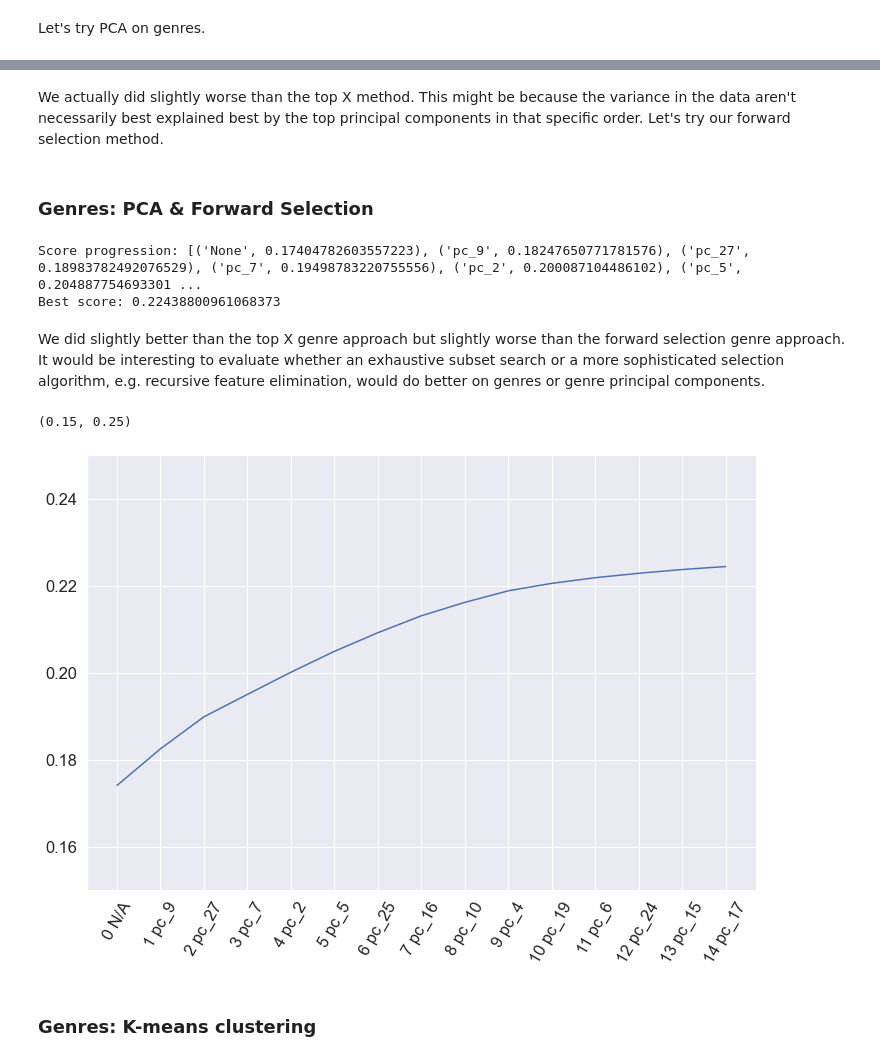
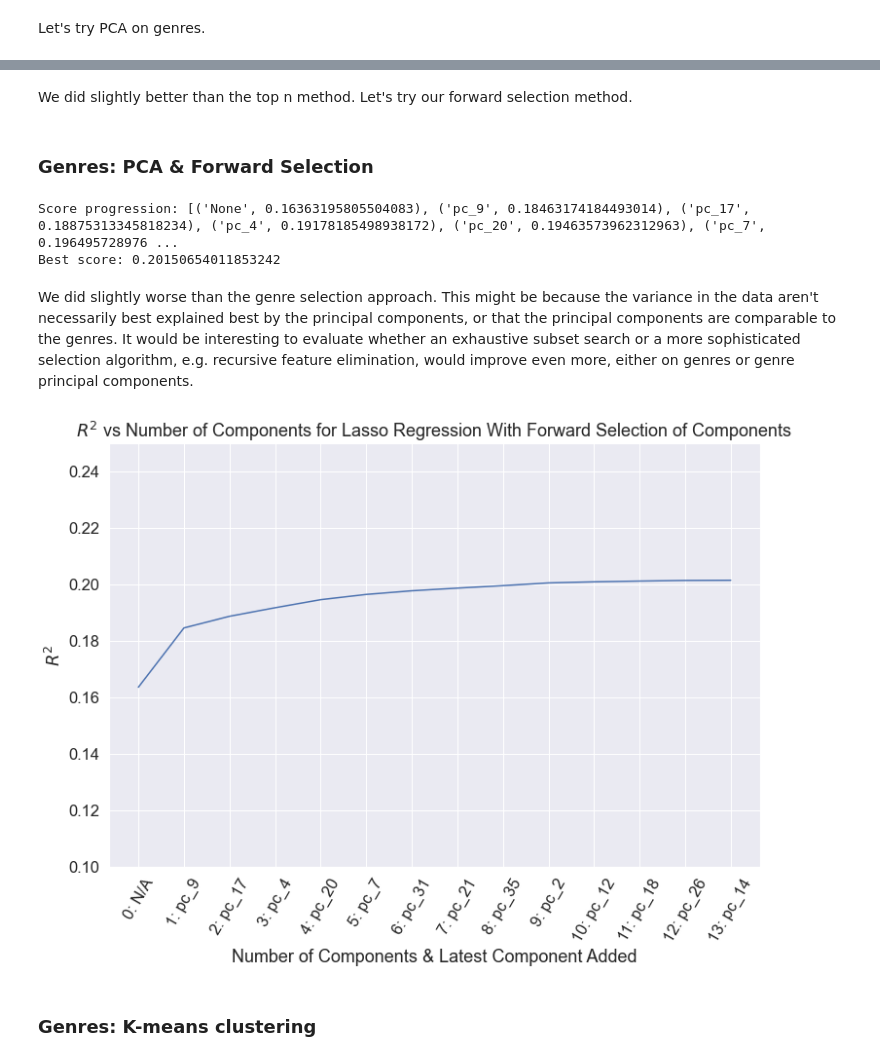
Before and after one commit to zhouandrewc/anime-sales-prediction, a Jupyter notebook: notebooks/5_regression.ipynb, the cells around one changed output, grey strips where cells are left out. Cells and saved outputs as stored; diff of their text form; code cells hidden in the pictures.

```diff
--- a/notebooks/5_regression.ipynb
+++ b/notebooks/5_regression.ipynb
@@ -371,7 +534,7 @@ def top_genres(num):
     """
     return genres_by_frequency.head(num).index.tolist()
 # %%
-features = ["score", "year", "member", "rating"]
+features = ["score", "year", "members", "rating", "source"]
 
 cv_scores = []
 
@@ -379,8 +542,3 @@ for num in range(1, len(genre_list)+1):
     features_mod = np.concatenate([features, top_genres(num)])
     _, cv_score_l, _ = lasso_regress(features_mod)
     cv_scores.append(cv_score_l)
-
-print("Maximum score occurs at:", np.argmax(cv_scores)+1)
-print("Maximum score is:", np.max(cv_scores))
-g = sns.lineplot(x=range(1, len(genre_list)+1), y=cv_scores)
-g.set_ylim(0, 0.25);
@@ -395,7 +561,7 @@ There might be a better subset of genres, though. We could try forward subset se
 # %% [markdown]
 ### Genres: Forward Subset Selection
 # %%
-features = ["score", "year", "member", "rating"]
+features = ["score", "year", "members", "rating", "source"]
 
 _, original_cv_score, _ = lasso_regress(features)
 
@@ -410,7 +576,8 @@ while True:
     best_genre = None
     for genre in genres_left:
         current_genre = genre
-        new_features = np.concatenate([features, selected_genres, [current_genre]])
+        new_features = np.concatenate([features, selected_genres,\
+                                      [current_genre]])
         _, cv_score_l, _ = lasso_regress(new_features)
 
         if cv_score_l > best_score:
@@ -466,7 +636,7 @@ pca_cols = ["pc_" + str(i) for i in range(1, len(genre_list)+1)]
 X_trainval = pd.concat([X_trainval, pd.DataFrame(decomp, columns=pca_cols, index = X_trainval.index)], axis=1)
 X_test = pd.concat([X_test, pd.DataFrame(pca.transform(X_test[genre_list]), columns=pca_cols, index=X_test.index)], axis=1)
 # %%
-features = ["score", "year", "member", "rating"]
+features = ["score", "year", "members", "rating", "source"]
 
 cv_scores = []
 
@@ -477,6 +647,4 @@ for num in range(1, len(genre_list)+1):
 
 print("Maximum score occurs at:", np.argmax(cv_scores))
 print("Maximum score is:", np.max(cv_scores))
-g = sns.lineplot(x=range(1, len(genre_list)+1), y=cv_scores)
-g.set_ylim(0.15, 0.25);
 # %% [output]
@@ -486,9 +662,9 @@ Maximum score is: 0.21182594596319204
 # %% [markdown]
-We actually did slightly worse than the top X method. This might be because the variance in the data aren't necessarily best explained best by the top principal components in that specific order. Let's try our forward selection method.
+We did slightly better than the top n method. Let's try our forward selection method.
 # %% [markdown]
 ### Genres: PCA & Forward Selection
 # %%
-features = ["score", "year", "member", "rating"]
+features = ["score", "year", "members", "rating", "source"]
 
 _, original_cv_score, _ = lasso_regress(features)
 
@@ -520,20 +696,22 @@ while True:
 print("Score progression:", list(zip(list(["None"] + selected_comps), selection_cv_scores)))
 print("Best score:", selection_cv_scores[-1])
 # %% [output]
-Score progression: [('None', 0.17404782603557223), ('pc_9', 0.18247650771781576), ('pc_27', 0.18983782492076529), ('pc_7', 0.19498783220755556), ('pc_2', 0.200087104486102), ('pc_5', 0.204887754693301 ...
-Best score: 0.22438800961068373
+Score progression: [('None', 0.16363195805504083), ('pc_9', 0.18463174184493014), ('pc_17', 0.18875313345818234), ('pc_4', 0.19178185498938172), ('pc_20', 0.19463573962312963), ('pc_7', 0.196495728976 ...
+Best score: 0.20150654011853242
 # %% [markdown]
-We did slightly better than the top X genre approach but slightly worse than the forward selection genre approach. It would be interesting to evaluate whether an exhaustive subset search or a more sophisticated selection algorithm, e.g. recursive feature elimination, would do better on genres or genre principal components.
+We did slightly worse than the genre selection approach. This might be because the variance in the data aren't necessarily best explained best by the principal components, or that the principal components are comparable to the genres. It would be interesting to evaluate whether an exhaustive subset search or a more sophisticated selection algorithm, e.g. recursive feature elimination, would improve even more, either on genres or genre principal components.
 # %%
 g = sns.lineplot(x=range(len(selection_cv_scores)), y=selection_cv_scores)
 selected_comps_add_na = np.concatenate([["N/A"], selected_comps])
-labels = [str(i) + " " + selected_comps_add_na[i] for i in range(len(selected_comps_add_na))]
+labels = [str(i) + ": " + selected_comps_add_na[i] for i in range(len(selected_comps_add_na))]
 g.set_xticks(range(len(selected_comps_add_na)))
 g.set_xticklabels(labels, rotation=60)
-g.set_ylim(0.15, 0.25)
+g.set_ylim(0.1, 0.25)
+g.set_title("$R^2$ vs Number of Components for Lasso Regression With Forward Selection of Components")
+g.set_xlabel("Number of Components & Latest Component Added")
+g.set_ylabel("$R^2$");
 # %% [output]
-(0.15, 0.25)
-[figure, old version]
+[figure, new version]
 # %% [markdown]
 ### Genres: K-means clustering
 # %% [markdown]
```
Also changed, not shown: parts of 83 cells of this notebook, 6 other files.
